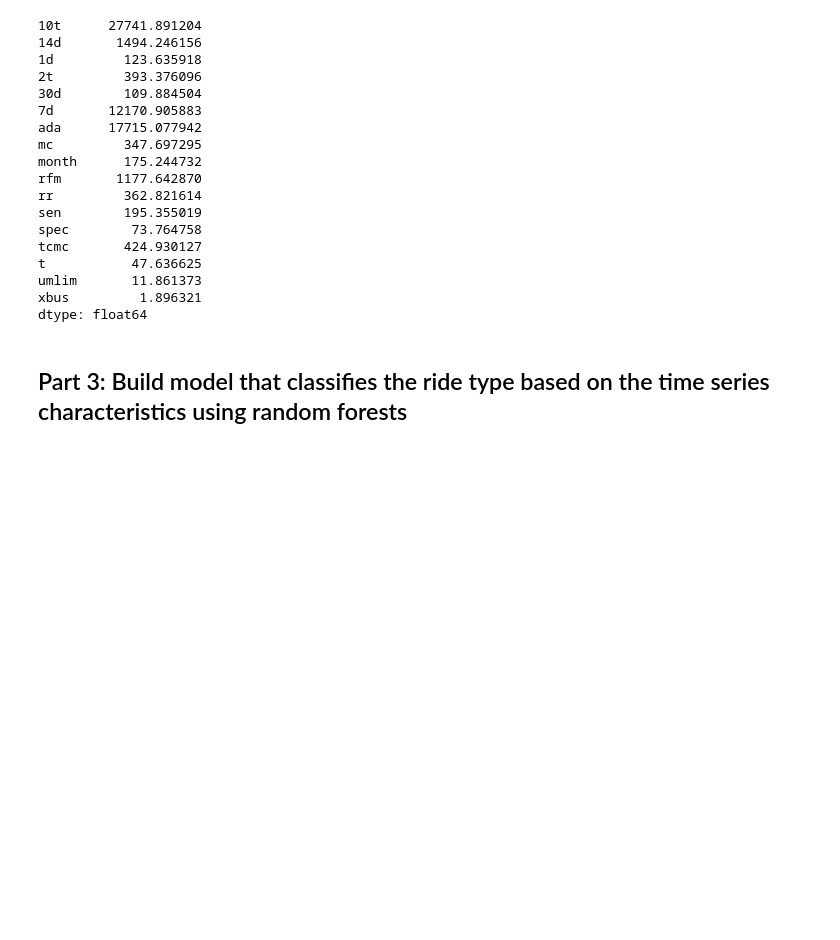
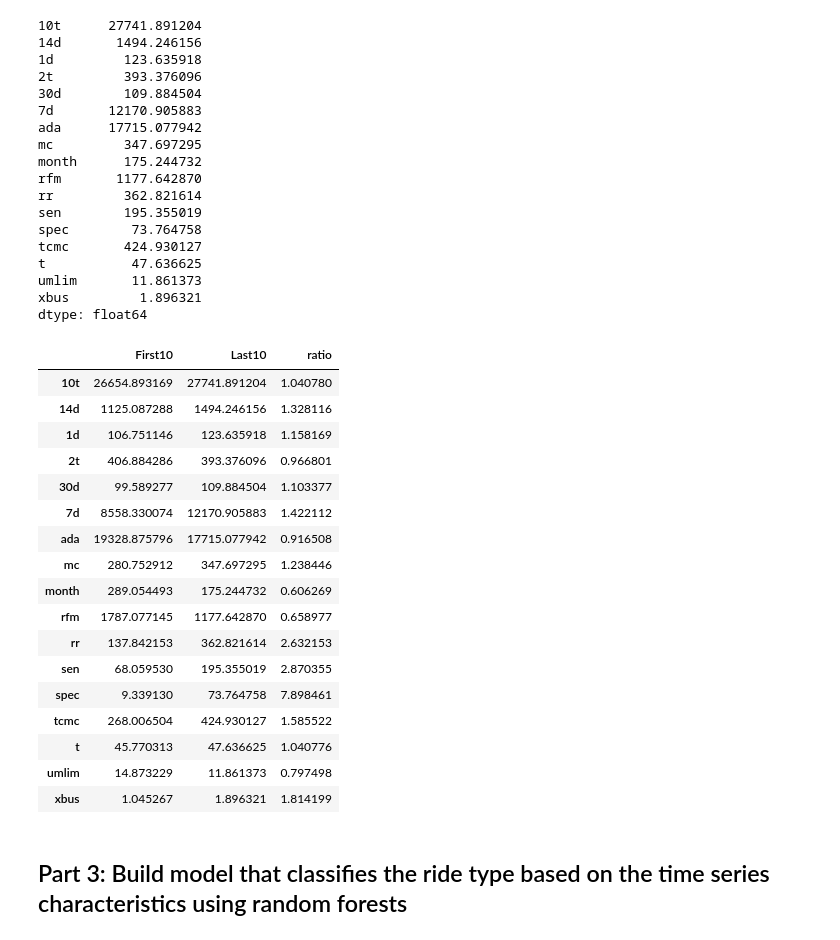
Before and after one commit to katievoo/PUI2018_kv871, a Jupyter notebook: HW11_kv871/Assignment1_kv871.ipynb, the cells around one changed output. Drawn from its saved outputs; the diff is of its cells as text; code cells hidden in the pictures; blank space fills up the shorter version.

```diff
--- a/HW11_kv871/Assignment1_kv871.ipynb
+++ b/HW11_kv871/Assignment1_kv871.ipynb
@@ -225,5 +225,32 @@ t           47.636625
 umlim       11.861373
 xbus         1.896321
 dtype: float64
+# %%
+# putting ratios into df to visualize
+ratio = pd.DataFrame([first, last])
+ratio = ratio.T # flipping so df is long rather than wide
+# %%
+ratio = ratio.rename(columns={0: 'First10', 1: 'Last10'})
+ratio['ratio'] = ratio['Last10'] / ratio['First10']
+ratio.head(23)
+# %% [output]
+|  | First10 | Last10 | ratio |
+| 10t | 26654.893169 | 27741.891204 | 1.040780 |
+| 14d | 1125.087288 | 1494.246156 | 1.328116 |
+| 1d | 106.751146 | 123.635918 | 1.158169 |
+| 2t | 406.884286 | 393.376096 | 0.966801 |
+| 30d | 99.589277 | 109.884504 | 1.103377 |
+| 7d | 8558.330074 | 12170.905883 | 1.422112 |
+| ada | 19328.875796 | 17715.077942 | 0.916508 |
+| mc | 280.752912 | 347.697295 | 1.238446 |
+| month | 289.054493 | 175.244732 | 0.606269 |
+| rfm | 1787.077145 | 1177.642870 | 0.658977 |
+| rr | 137.842153 | 362.821614 | 2.632153 |
+| sen | 68.059530 | 195.355019 | 2.870355 |
+| spec | 9.339130 | 73.764758 | 7.898461 |
+| tcmc | 268.006504 | 424.930127 | 1.585522 |
+| t | 45.770313 | 47.636625 | 1.040776 |
+| umlim | 14.873229 | 11.861373 | 0.797498 |
+| xbus | 1.045267 | 1.896321 | 1.814199 |
 # %% [markdown]
 ## Part 3: Build model that classifies the ride type based on the time series characteristics using random forests
```
Also changed, not shown: parts of 2 cells of this notebook.
